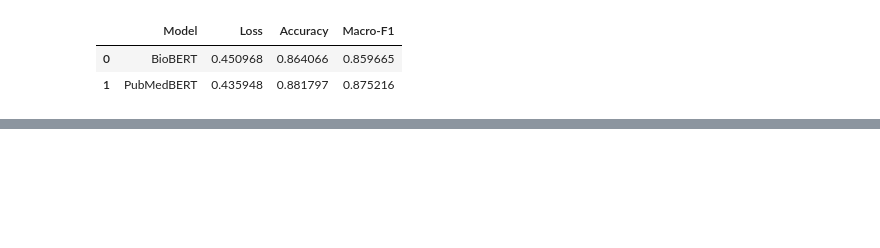
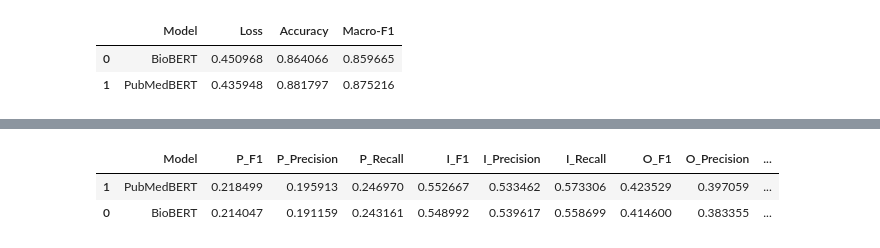
Before and after one commit to SBL-97/AITA-Group37-Task2, a Jupyter notebook: notebooks/03_axis1B_LLM_BASED.ipynb, the cells around one changed output, grey strips where cells are left out. Cells and saved outputs as stored; diff of their text form; code cells hidden in the pictures; blank space fills up the shorter version.

Commit message:
update in extracting token-level prediction file code

```diff
--- a/notebooks/03_axis1B_LLM_BASED.ipynb
+++ b/notebooks/03_axis1B_LLM_BASED.ipynb
@@ -943,0 +841,11 @@ There were unexpected keys in the checkpoint model loaded: ['bert.embeddings.Lay
+# %%
+predP_pub, metP_pub = train_one_field("PubMedBERT", "p_bio")
+predI_pub, metI_pub = train_one_field("PubMedBERT", "i_bio")
+predO_pub, metO_pub = train_one_field("PubMedBERT", "o_bio")
+
+df_pred_pub = export_pred_csv_from_logits(
+    "PubMedBERT",
+    predP_pub, predI_pub, predO_pub,
+    out_path="../outputs/axis1B_PubMedBERT_pred.csv",
+    sep="; "
+)
@@ -996,0 +921,44 @@ Confusion matrix for PubMedBERT:
+# %%
+# summary table for token-level finetuning
+
+def get_metric(m, key):
+    return m.get(f"eval_{key}", m.get(key, np.nan))
+
+token_rows = []
+
+# BioBERT result
+token_rows.append({
+    "Model": "BioBERT",
+    "P_F1": get_metric(metP_bio, "f1"),
+    "P_Precision": get_metric(metP_bio, "precision"),
+    "P_Recall": get_metric(metP_bio, "recall"),
+    "I_F1": get_metric(metI_bio, "f1"),
+    "I_Precision": get_metric(metI_bio, "precision"),
+    "I_Recall": get_metric(metI_bio, "recall"),
+    "O_F1": get_metric(metO_bio, "f1"),
+    "O_Precision": get_metric(metO_bio, "precision"),
+    "O_Recall": get_metric(metO_bio, "recall"),
+    "Avg_F1": np.nanmean([get_metric(metP_bio, "f1"), get_metric(metI_bio, "f1"), get_metric(metO_bio, "f1")]),
+})
+
+# PubMedBERT result
+token_rows.append({
+    "Model": "PubMedBERT",
+    "P_F1": get_metric(metP_pub, "f1"),
+    "P_Precision": get_metric(metP_pub, "precision"),
+    "P_Recall": get_metric(metP_pub, "recall"),
+    "I_F1": get_metric(metI_pub, "f1"),
+    "I_Precision": get_metric(metI_pub, "precision"),
+    "I_Recall": get_metric(metI_pub, "recall"),
+    "O_F1": get_metric(metO_pub, "f1"),
+    "O_Precision": get_metric(metO_pub, "precision"),
+    "O_Recall": get_metric(metO_pub, "recall"),
+    "Avg_F1": np.nanmean([get_metric(metP_pub, "f1"), get_metric(metI_pub, "f1"), get_metric(metO_pub, "f1")]),
+})
+
+token_summary_df = pd.DataFrame(token_rows).sort_values("Avg_F1", ascending=False)
+token_summary_df
+# %% [output]
+|  | Model | P_F1 | P_Precision | P_Recall | I_F1 | I_Precision | I_Recall | O_F1 | O_Precision | ... |
+| 1 | PubMedBERT | 0.218499 | 0.195913 | 0.246970 | 0.552667 | 0.533462 | 0.573306 | 0.423529 | 0.397059 | ... |
+| 0 | BioBERT | 0.214047 | 0.191159 | 0.243161 | 0.548992 | 0.539617 | 0.558699 | 0.414600 | 0.383355 | ... |
```
Also changed, not shown: parts of 21 cells of this notebook, 3 other files.
